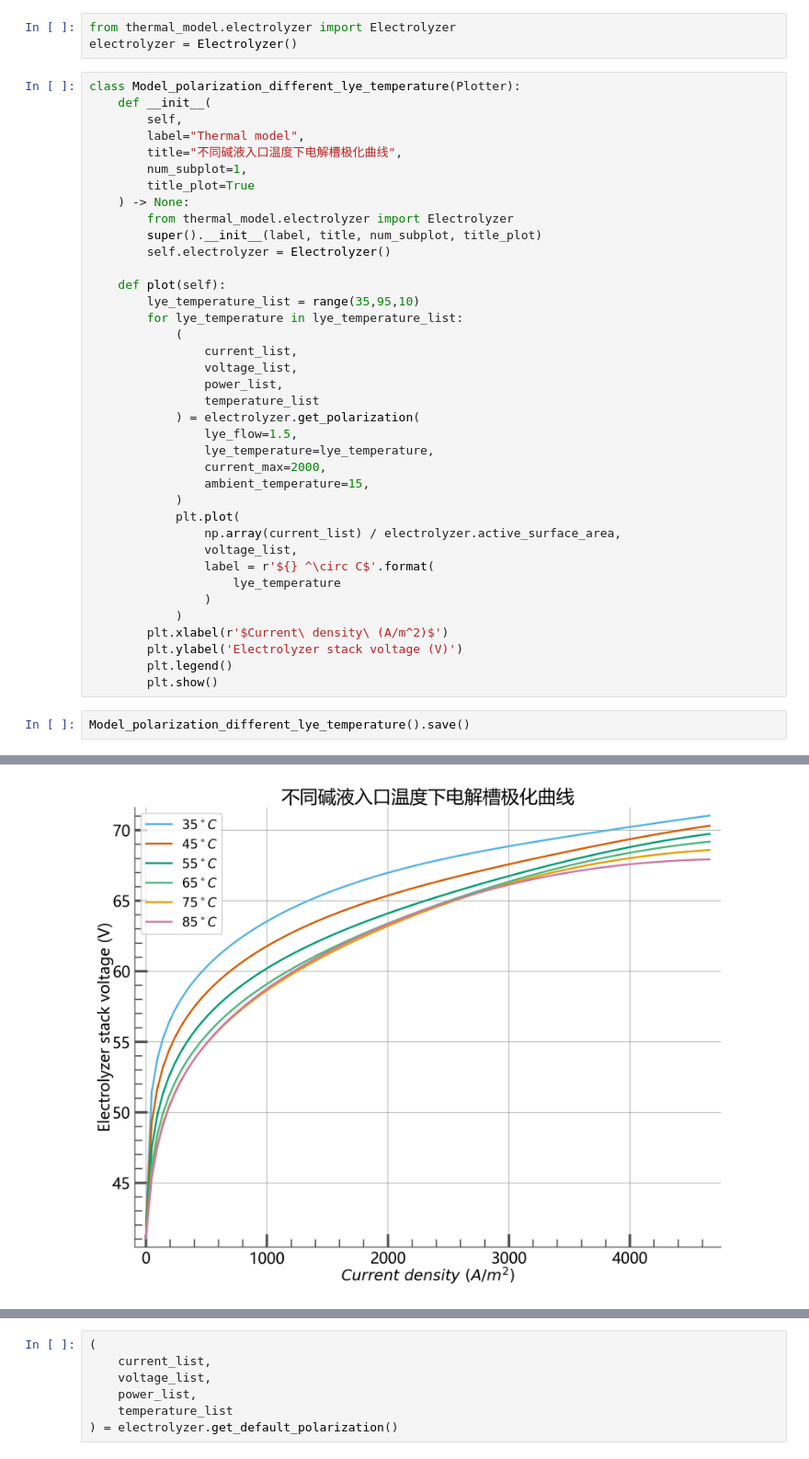
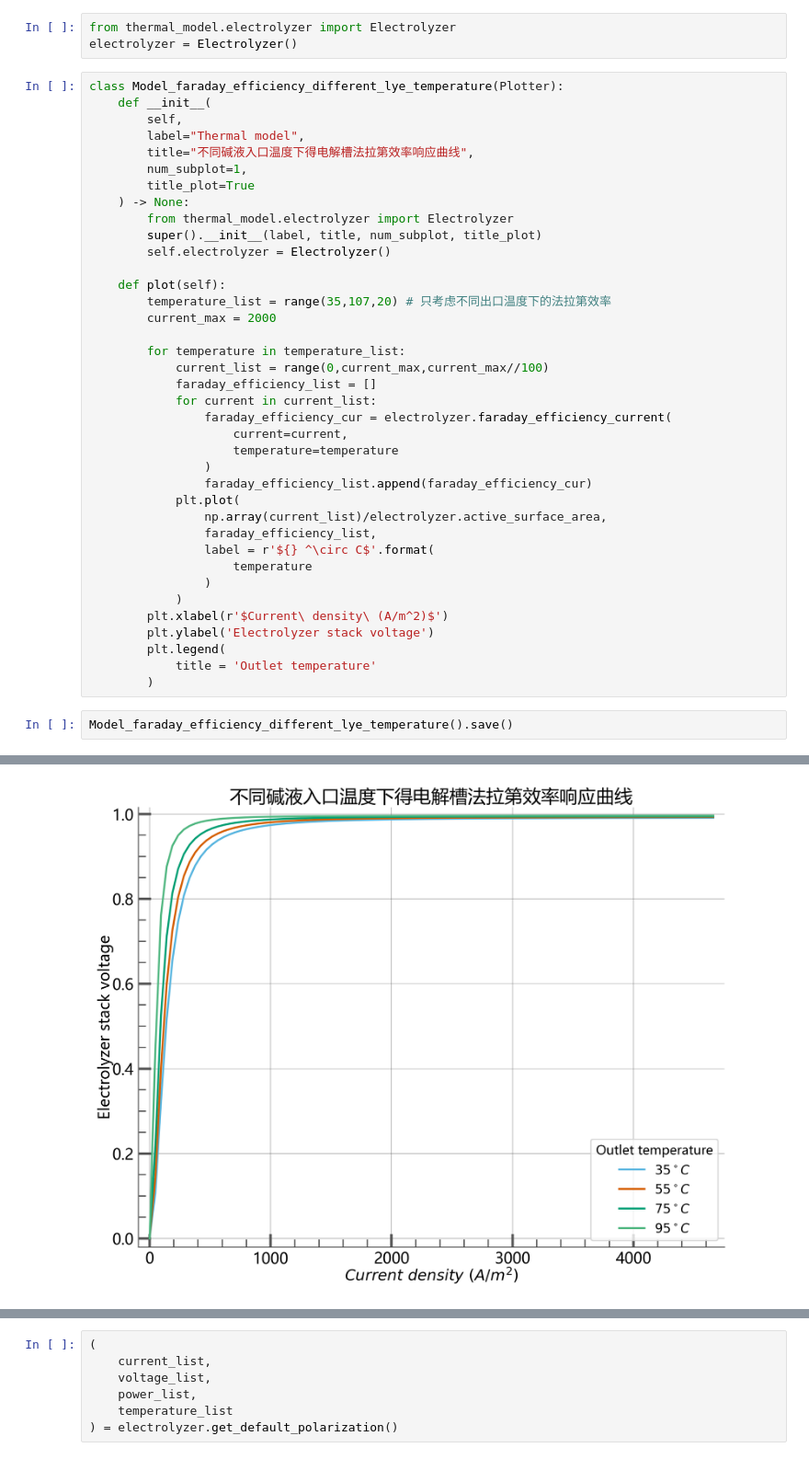
Before and after one commit to GustavHenry/Electrolyzer-dynamic-model, a Jupyter notebook: src/Thermal model test.ipynb, the cells around one changed output, grey strips where cells are left out. Shown: that part at 92% size. Cells and saved outputs as stored; diff of their text form.

Commit message:
Faraday efficiency with different lye temperature

```diff
--- a/src/Thermal model test.ipynb
+++ b/src/Thermal model test.ipynb
@@ -93,11 +93,11 @@ ele_ori_model.merge_coef()
 from thermal_model.electrolyzer import Electrolyzer
 electrolyzer = Electrolyzer()
 # %%
-class Model_polarization_different_lye_temperature(Plotter):
+class Model_faraday_efficiency_different_lye_temperature(Plotter):
     def __init__(
         self,
         label="Thermal model",
-        title="不同碱液入口温度下电解槽极化曲线",
+        title="不同碱液入口温度下得电解槽法拉第效率响应曲线",
         num_subplot=1,
         title_plot=True
     ) -> None:
@@ -106,30 +106,30 @@ class Model_polarization_different_lye_temperature(Plotter):
         self.electrolyzer = Electrolyzer()
 
     def plot(self):
-        lye_temperature_list = range(35,95,10)
-        for lye_temperature in lye_temperature_list:
-            (
-                current_list,
-                voltage_list,
-                power_list,
-                temperature_list
-            ) = electrolyzer.get_polarization(
-                lye_flow=1.5,
-                lye_temperature=lye_temperature,
-                current_max=2000,
-                ambient_temperature=15,
-            )
+        temperature_list = range(35,107,20) # 只考虑不同出口温度下的法拉第效率
+        current_max = 2000
+
+        for temperature in temperature_list:
+            current_list = range(0,current_max,current_max//100)
+            faraday_efficiency_list = []
+            for current in current_list:
+                faraday_efficiency_cur = electrolyzer.faraday_efficiency_current(
+                    current=current,
+                    temperature=temperature
+                )
+                faraday_efficiency_list.append(faraday_efficiency_cur)
             plt.plot(
-                np.array(current_list) / electrolyzer.active_surface_area,
-                voltage_list,
+                np.array(current_list)/electrolyzer.active_surface_area,
+                faraday_efficiency_list,
                 label = r'${} ^\circ C$'.format(
-                    lye_temperature
+                    temperature
                 )
             )
         plt.xlabel(r'$Current\ density\ (A/m^2)$')
-        plt.ylabel('Electrolyzer stack voltage (V)')
-        plt.legend()
-        plt.show()
+        plt.ylabel('Electrolyzer stack voltage')
+        plt.legend(
+            title = 'Outlet temperature'
+        )
 # %%
-Model_polarization_different_lye_temperature().save()
+Model_faraday_efficiency_different_lye_temperature().save()
 # %% [output]
@@ -136 +137 @@ Model_polarization_different_lye_temperature().save()
-[figure, old version]
+[figure, new version]
```
Also changed, not shown: parts of 3 cells of this notebook, 3 other files.
